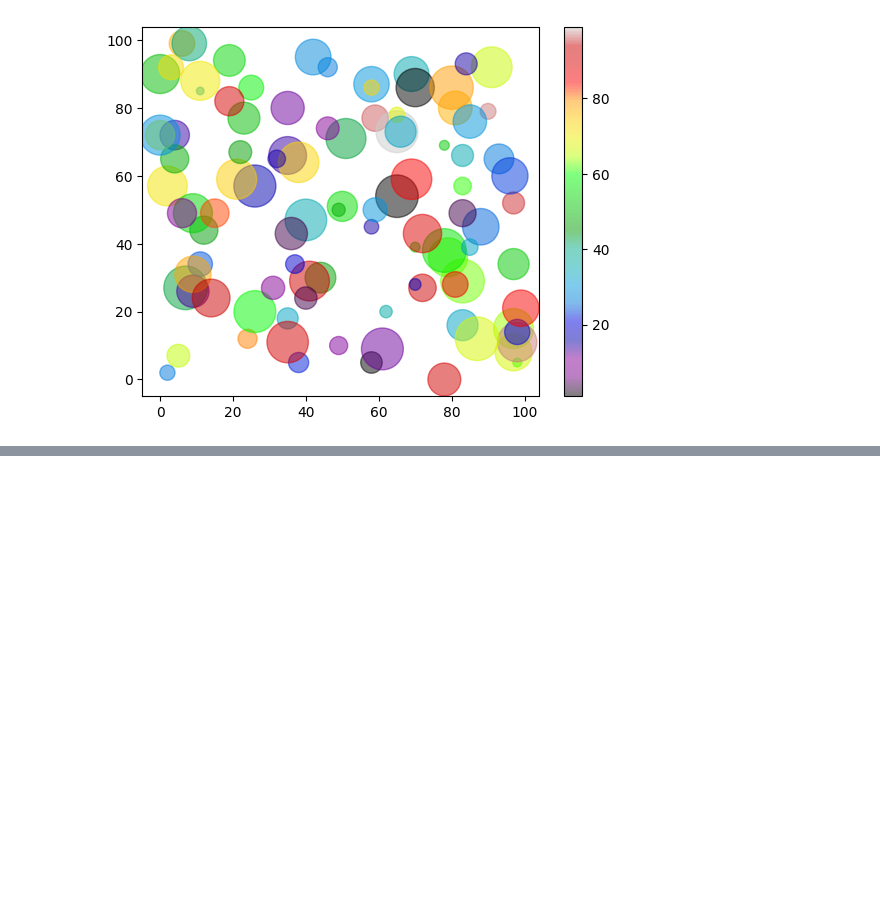
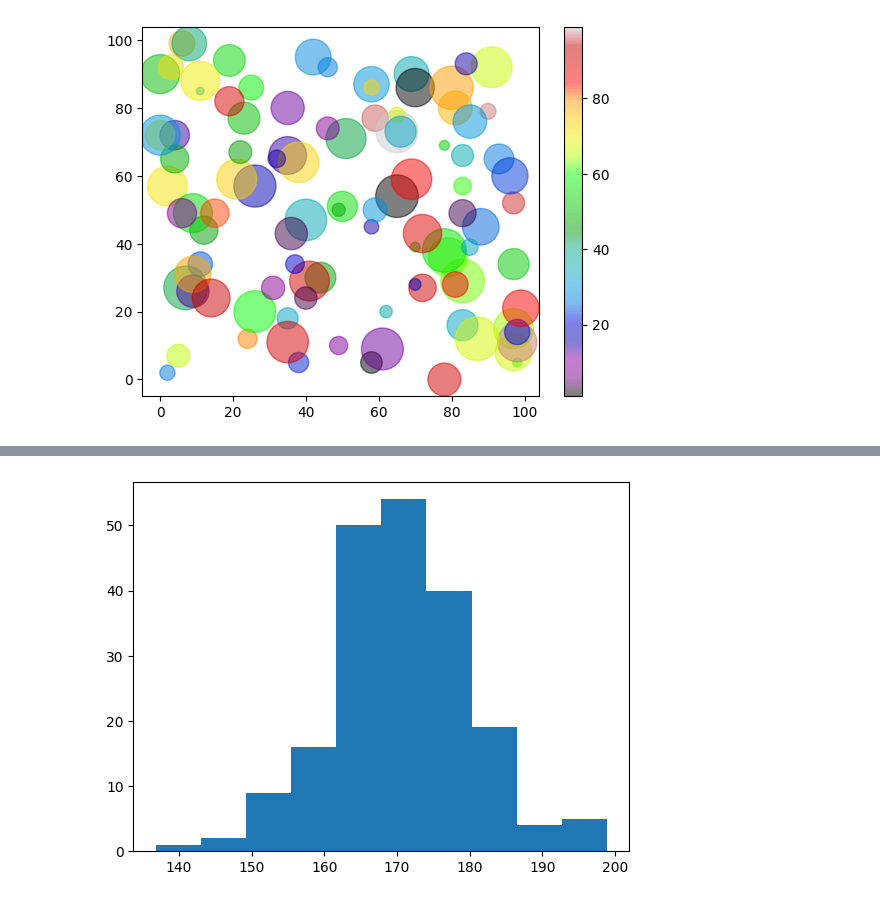
Before and after one commit to llawlaw23/Python_101, a Jupyter notebook: Python.ipynb, the cells around one changed output, grey strips where cells are left out. Cells and saved outputs as stored; diff of their text form; code cells hidden in the pictures; blank space fills up the shorter version.

```diff
--- a/Python.ipynb
+++ b/Python.ipynb
@@ -2671,0 +2690,7 @@ plt.show()
+# %%
+# Histogram Graph
+x = np.random.normal(170, 10, 200)
+plt.hist(x)
+plt.show()
+# %% [output]
+[figure, added]
```
Also changed, not shown: parts of 9 cells of this notebook.
